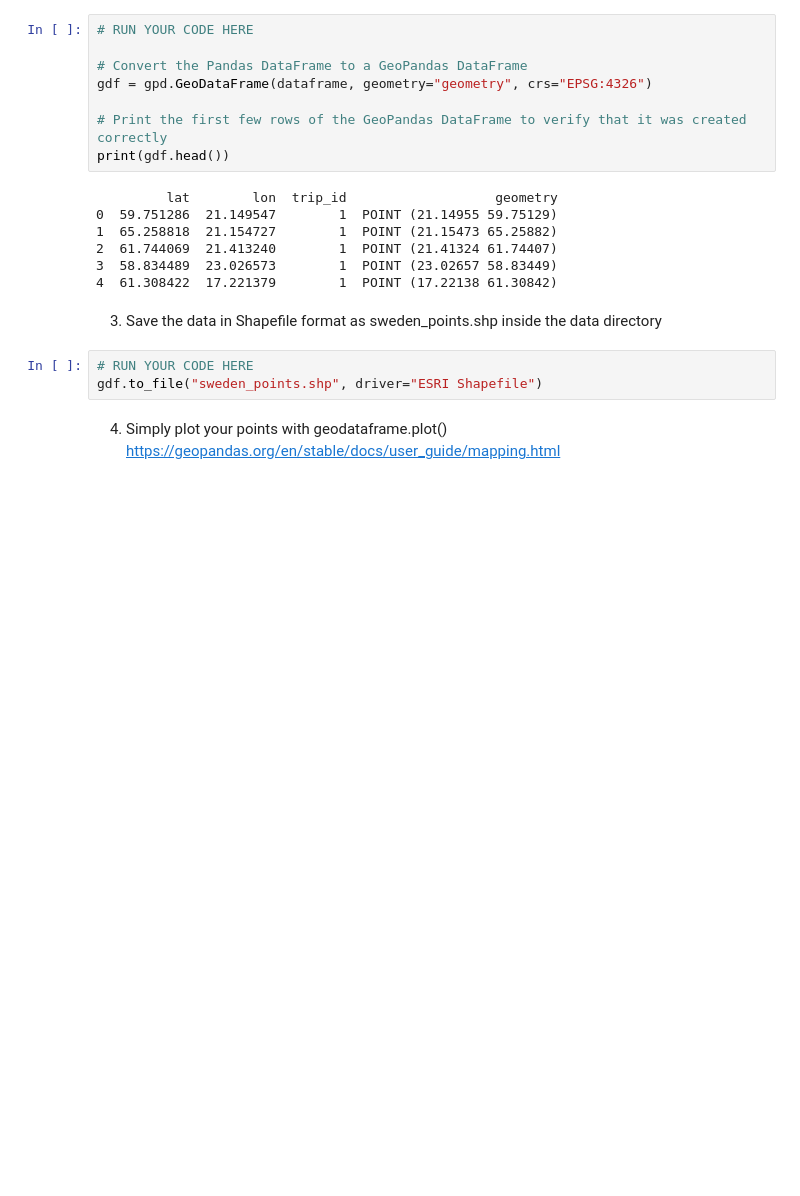
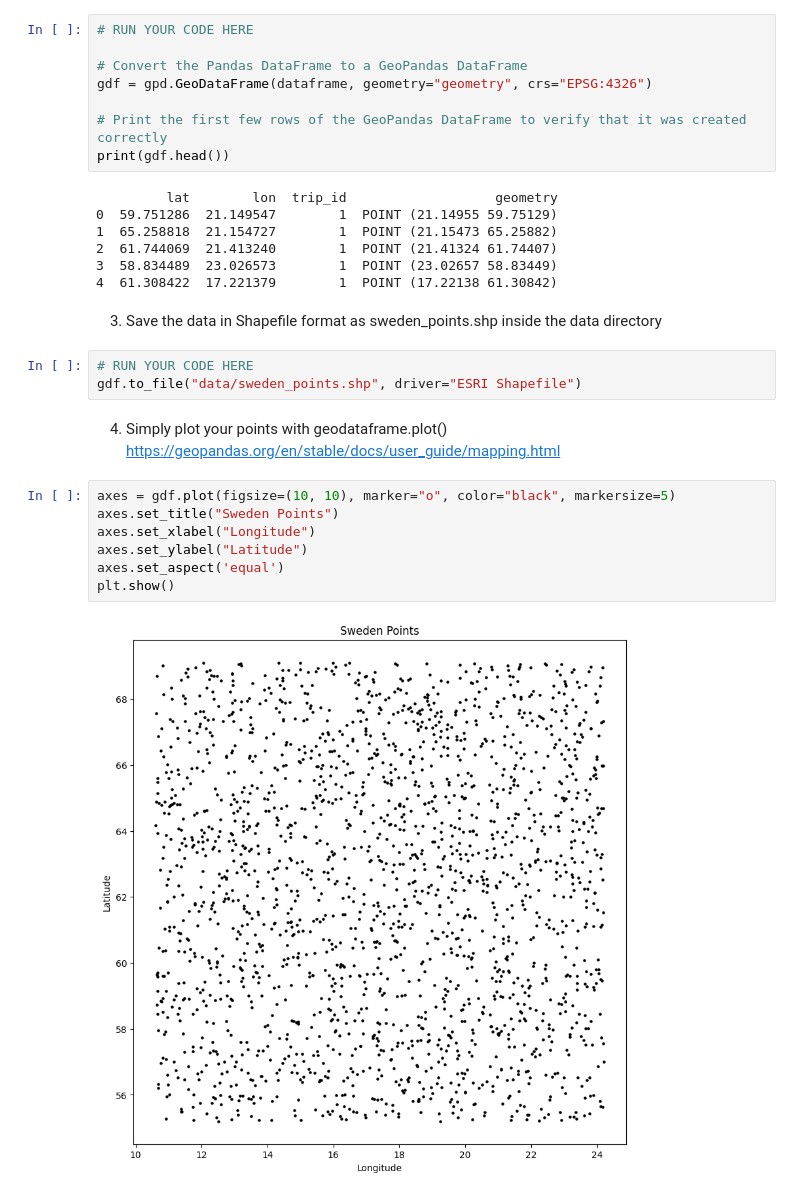
Before and after one commit to InanSyed/Geospatial-Python, a Jupyter notebook: Lab2_2.ipynb, the cells around one changed output. Saved outputs shown, nothing was run; the diff lists cells and outputs as text; blank space fills up the shorter version.

```diff
--- a/Lab2_2.ipynb
+++ b/Lab2_2.ipynb
@@ -58,6 +58,15 @@ print(gdf.head())
  3) Save the data in Shapefile format as sweden_points.shp inside the data directory
 # %%
 # RUN YOUR CODE HERE
-gdf.to_file("sweden_points.shp", driver="ESRI Shapefile")
+gdf.to_file("data/sweden_points.shp", driver="ESRI Shapefile")
 # %% [markdown]
 4. Simply plot your points with geodataframe.plot() https://geopandas.org/en/stable/docs/user_guide/mapping.html
+# %%
+axes = gdf.plot(figsize=(10, 10), marker="o", color="black", markersize=5)
+axes.set_title("Sweden Points")
+axes.set_xlabel("Longitude")
+axes.set_ylabel("Latitude")
+axes.set_aspect('equal')
+plt.show()
+# %% [output]
+[figure, added]
```
